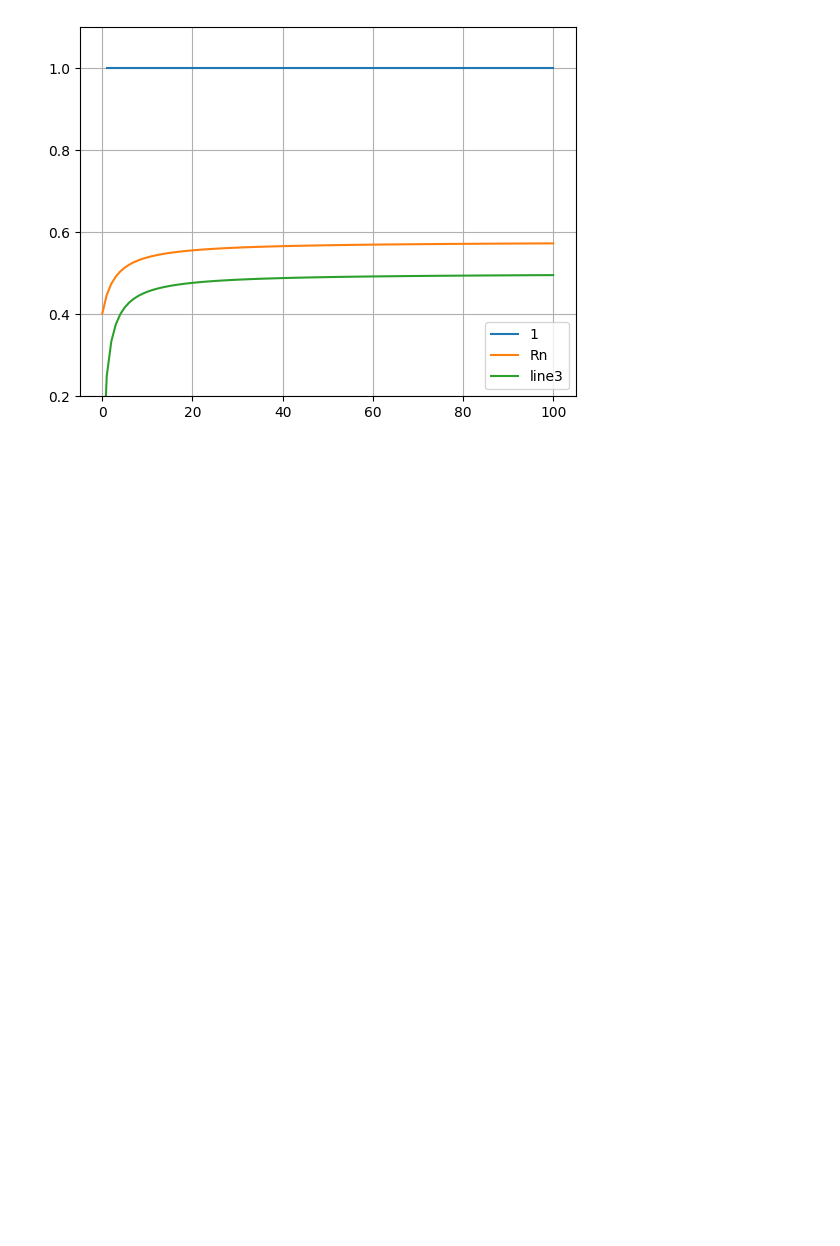
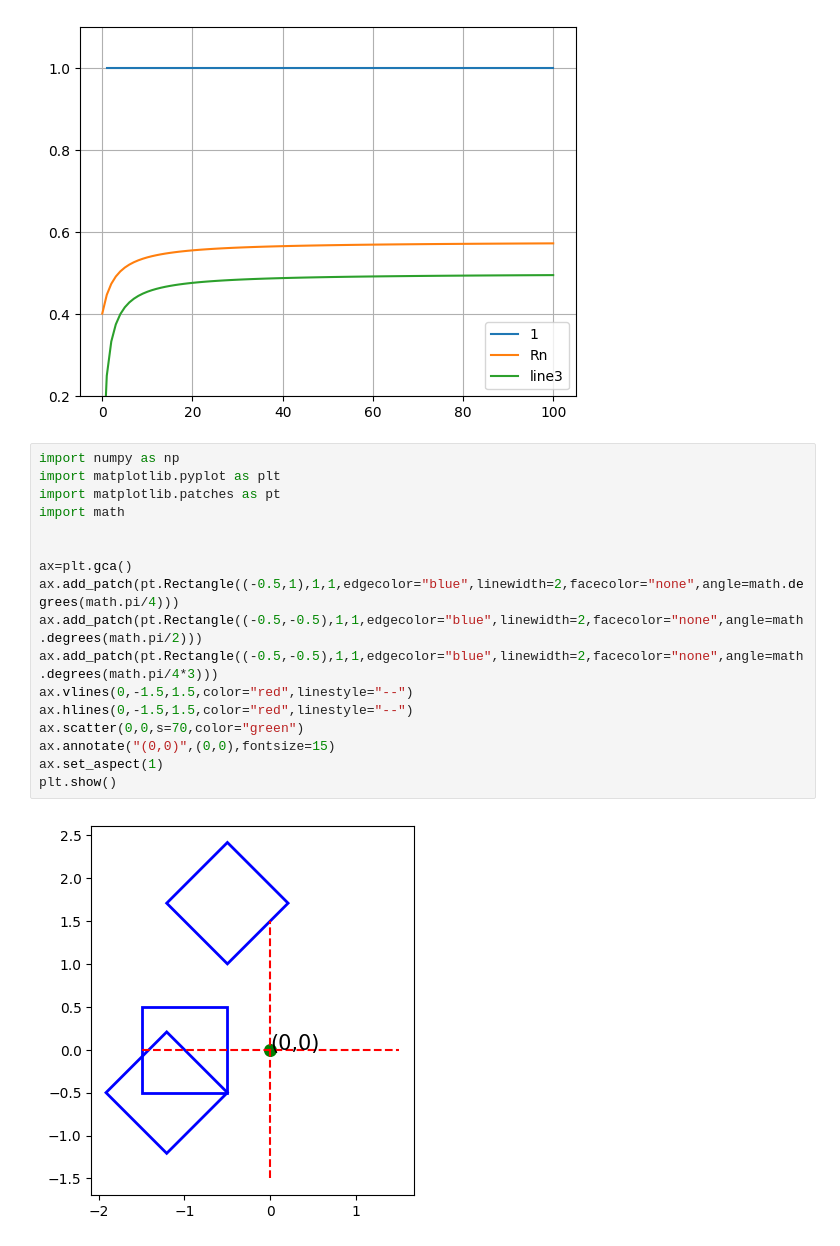
Before and after one commit to Simmonslin/PyStatistics, a Jupyter notebook: HW1_statistics.ipynb, the cells around one changed output. Drawn from its saved outputs; the diff is of its cells as text; blank space fills up the shorter version.

```diff
--- a/HW1_statistics.ipynb
+++ b/HW1_statistics.ipynb
@@ -466,3 +469,22 @@ plt.legend(loc="lower right")
 plt.show()
 # %% [output]
 [figure]
+# %%
+import numpy as np
+import matplotlib.pyplot as plt
+import matplotlib.patches as pt
+import math
+
+
+ax=plt.gca()
+ax.add_patch(pt.Rectangle((-0.5,1),1,1,edgecolor="blue",linewidth=2,facecolor="none",angle=math.degrees(math.pi/4)))
+ax.add_patch(pt.Rectangle((-0.5,-0.5),1,1,edgecolor="blue",linewidth=2,facecolor="none",angle=math.degrees(math.pi/2)))
+ax.add_patch(pt.Rectangle((-0.5,-0.5),1,1,edgecolor="blue",linewidth=2,facecolor="none",angle=math.degrees(math.pi/4*3)))
+ax.vlines(0,-1.5,1.5,color="red",linestyle="--")
+ax.hlines(0,-1.5,1.5,color="red",linestyle="--")
+ax.scatter(0,0,s=70,color="green")
+ax.annotate("(0,0)",(0,0),fontsize=15)
+ax.set_aspect(1)
+plt.show()
+# %% [output]
+[figure, added]
```
Also changed, not shown: parts of 3 cells of this notebook, 8 other files.
